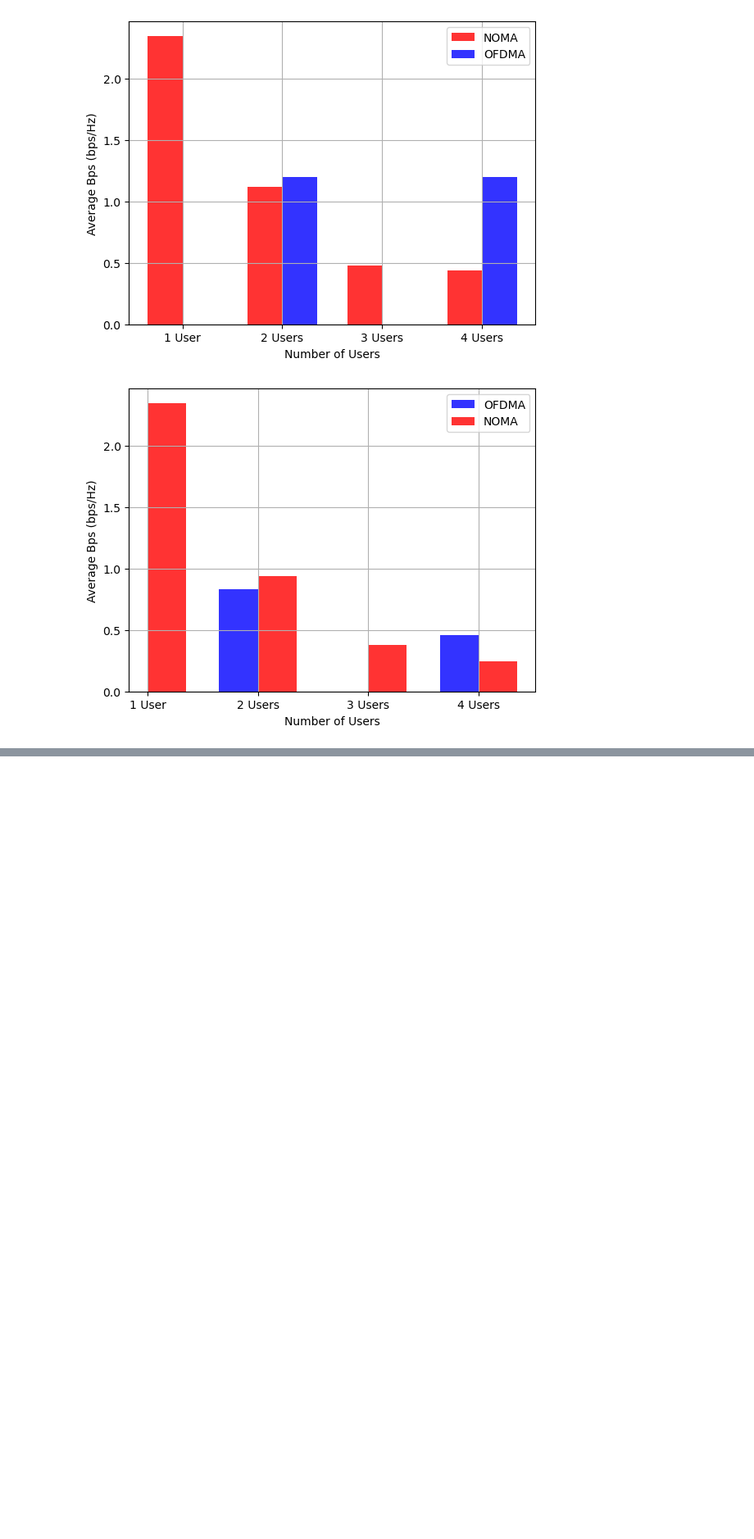
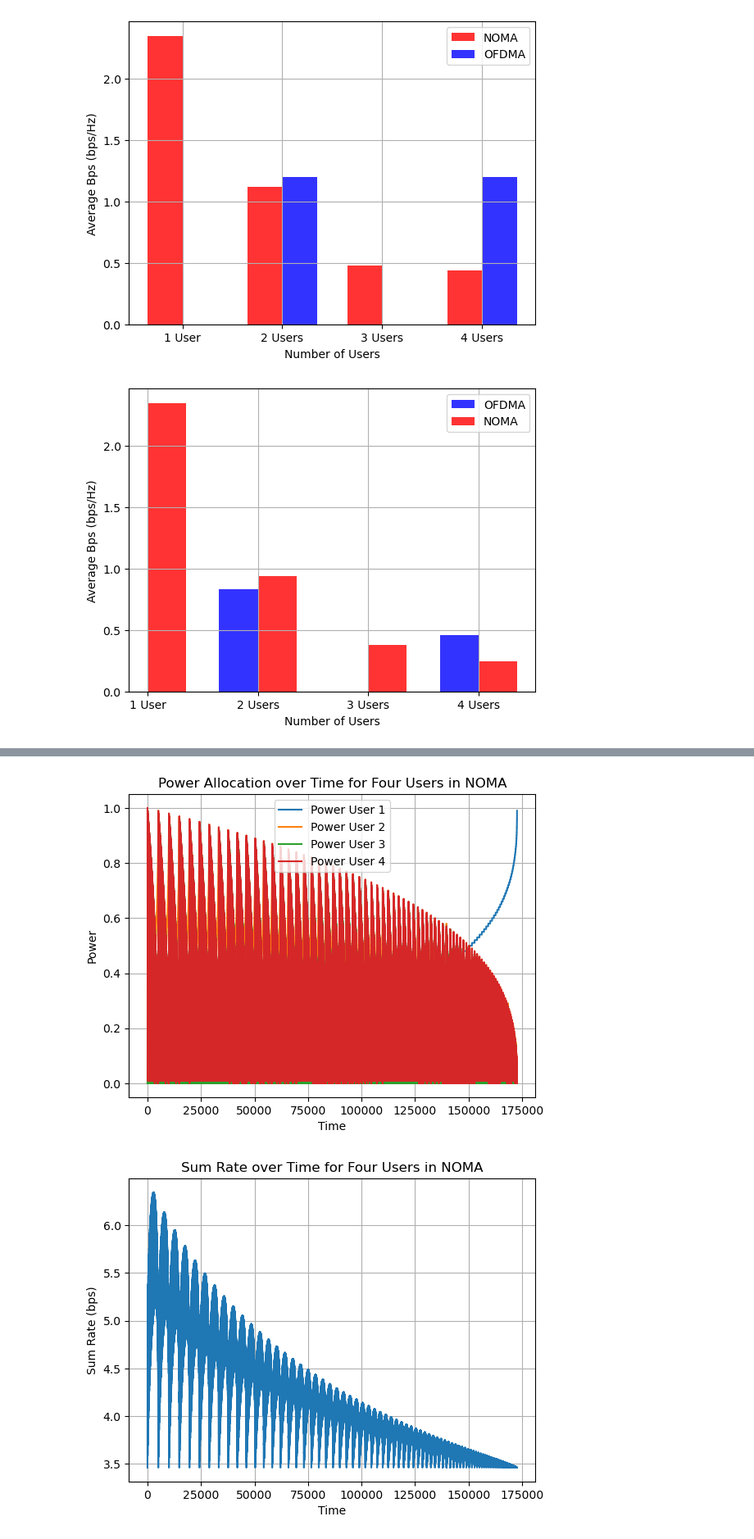
Before and after one commit to muhd-umer/comyx, a Jupyter notebook: assignments/assignment_2/noma_implementation.ipynb, the cells around one changed output, grey strips where cells are left out. Shown at 82% size. Saved outputs shown, nothing was run; the diff lists cells and outputs as text; code cells hidden in the pictures; blank space fills up the shorter version.

```diff
--- a/assignments/assignment_2/noma_implementation.ipynb
+++ b/assignments/assignment_2/noma_implementation.ipynb
@@ -424,0 +617,62 @@ plt.show()
+# %%
+import numpy as np
+import matplotlib.pyplot as plt
+
+# NOMA parameters
+P = 1
+G1 = 10
+G2 = 10
+G3 = 10
+G4 = 10
+
+# Initialize power values and sum rates over time
+power1_over_time = []
+power2_over_time = []
+power3_over_time = []
+power4_over_time = []
+sum_rate_over_time = []
+
+# Loop to iterate and calculate power allocation over time
+for t in np.arange(0, 1, 0.01):
+    P1 = P * t
+    for t2 in np.arange(0, 1 - t, 0.01):
+        P2 = P * t2
+        for t3 in np.arange(0, 1 - t - t2, 0.01):
+            P3 = P * t3
+            P4 = P - P1 - P2 - P3
+            R1 = np.log2(1 + P1 * G1)
+            R2 = np.log2(1 + P2 * G2 / (P1 * G2 + 1))
+            R3 = np.log2(1 + P3 * G3 / (P1 * G3 + 1))
+            R4 = np.log2(1 + P4 * G4 / (P1 * G4 + 1))
+            sum_rate = R1 + R2 + R3 + R4
+
+            # Store power values and sum rate
+            power1_over_time.append(P1)
+            power2_over_time.append(P2)
+            power3_over_time.append(P3)
+            power4_over_time.append(P4)
+            sum_rate_over_time.append(sum_rate)
+
+# Plot power allocation over time
+time = np.arange(0, len(power1_over_time), 1)
+plt.plot(time, power1_over_time, label='Power User 1')
+plt.plot(time, power2_over_time, label='Power User 2')
+plt.plot(time, power3_over_time, label='Power User 3')
+plt.plot(time, power4_over_time, label='Power User 4')
+plt.xlabel('Time')
+plt.ylabel('Power')
+plt.title('Power Allocation over Time for Four Users in NOMA')
+plt.legend()
+plt.grid(True)
+plt.show()
+
+# Plot sum rate over time
+plt.plot(np.arange(0, len(sum_rate_over_time), 1), sum_rate_over_time)
+plt.xlabel('Time')
+plt.ylabel('Sum Rate (bps)')
+plt.title('Sum Rate over Time for Four Users in NOMA')
+plt.grid(True)
+plt.show()
+# %% [output]
+[figure, added]
+[figure, added]
```
Also changed, not shown: parts of 4 cells of this notebook.
